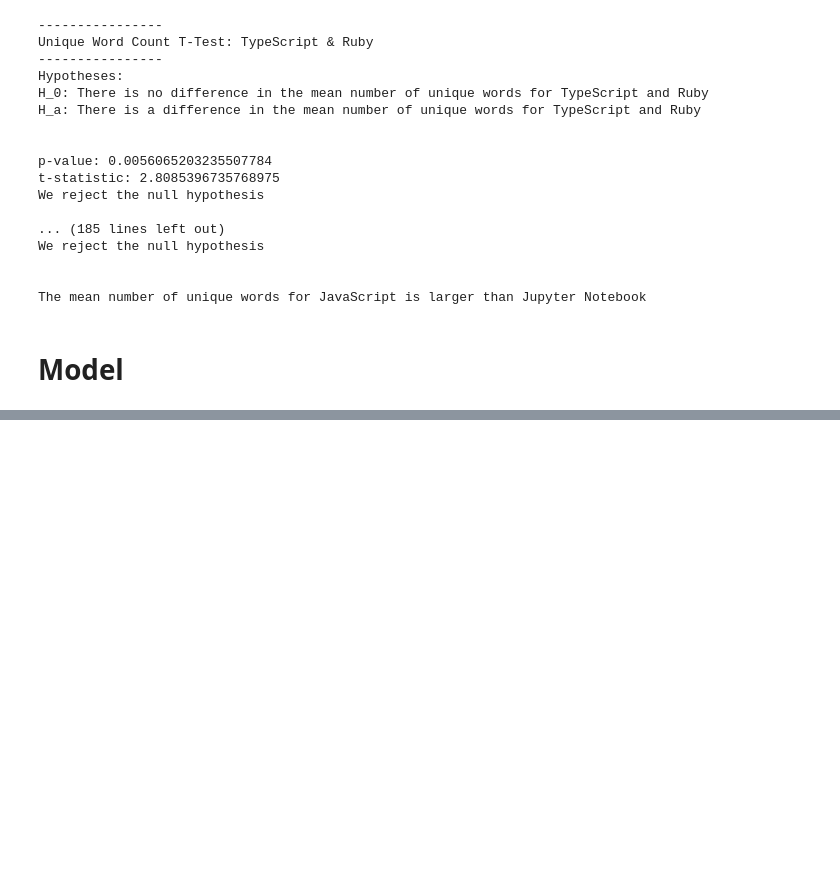
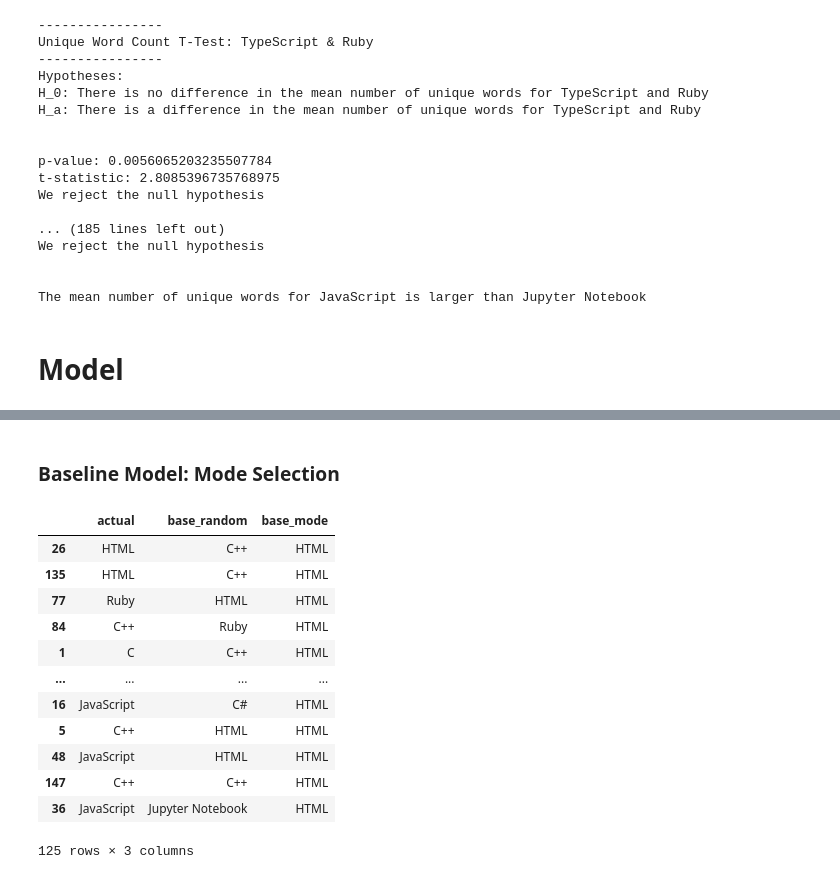
Before and after one commit to NLP-404-Not-Found/nlp-project, a Jupyter notebook: adams_sketchbook.ipynb, the cells around one changed output, grey strips where cells are left out. Saved outputs shown, nothing was run; the diff lists cells and outputs as text; code cells hidden in the pictures; blank space fills up the shorter version.

```diff
--- a/adams_sketchbook.ipynb
+++ b/adams_sketchbook.ipynb
@@ -514,0 +593,19 @@ from sklearn.metrics import classification_report, accuracy_score
+# %% [markdown]
+### Baseline Model: Mode Selection
+# %%
+train_results['base_mode'] = train.language.value_counts().idxmax()
+train_results
+# %% [output]
+|  | actual | base_random | base_mode |
+| 26 | HTML | C++ | HTML |
+| 135 | HTML | C++ | HTML |
+| 77 | Ruby | HTML | HTML |
+| 84 | C++ | Ruby | HTML |
+| 1 | C | C++ | HTML |
+| ... | ... | ... | ... |
+| 16 | JavaScript | C# | HTML |
+| 5 | C++ | HTML | HTML |
+| 48 | JavaScript | HTML | HTML |
+| 147 | C++ | C++ | HTML |
+| 36 | JavaScript | Jupyter Notebook | HTML |
+125 rows × 3 columns
```
Also changed, not shown: parts of 27 cells of this notebook.
